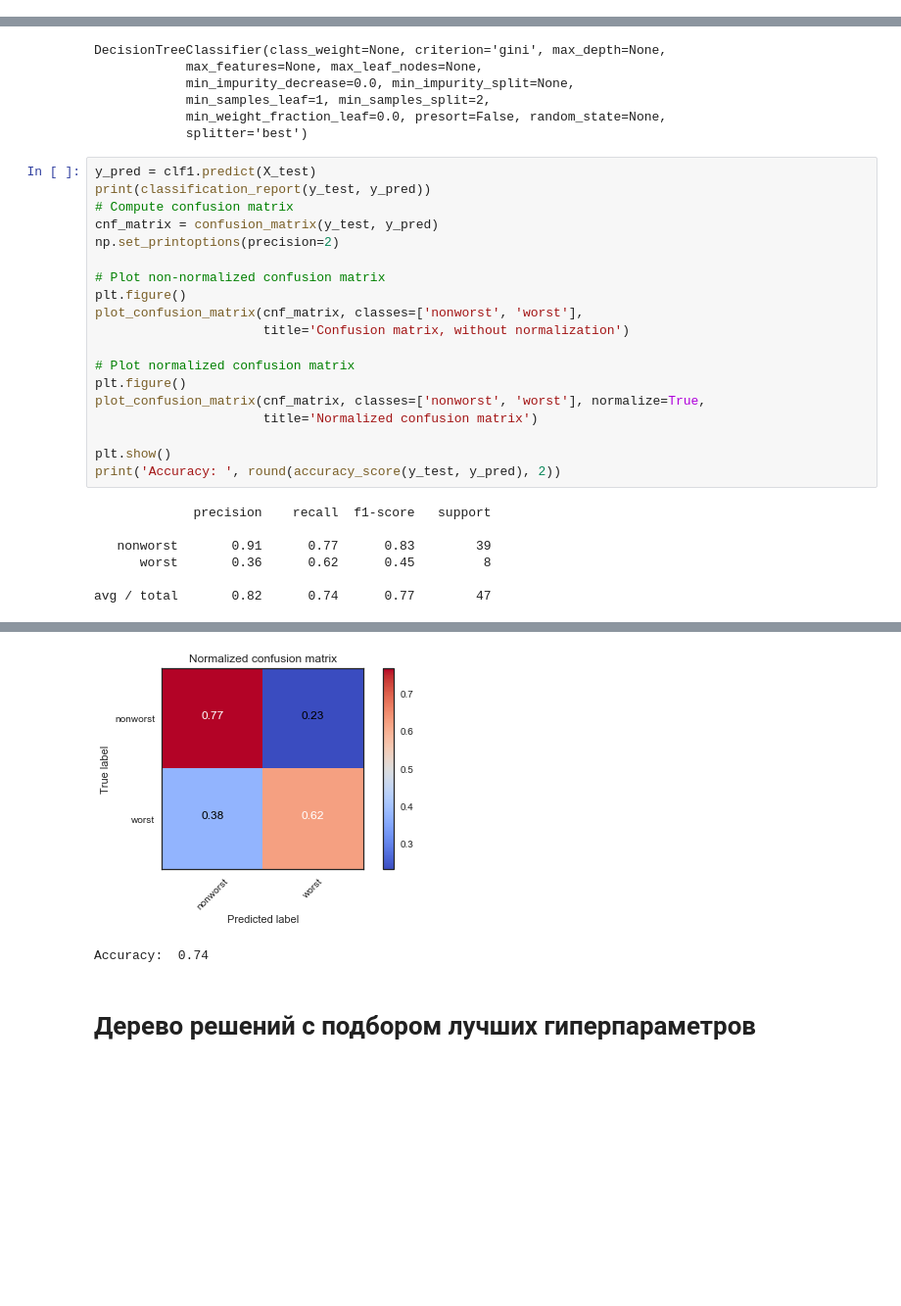
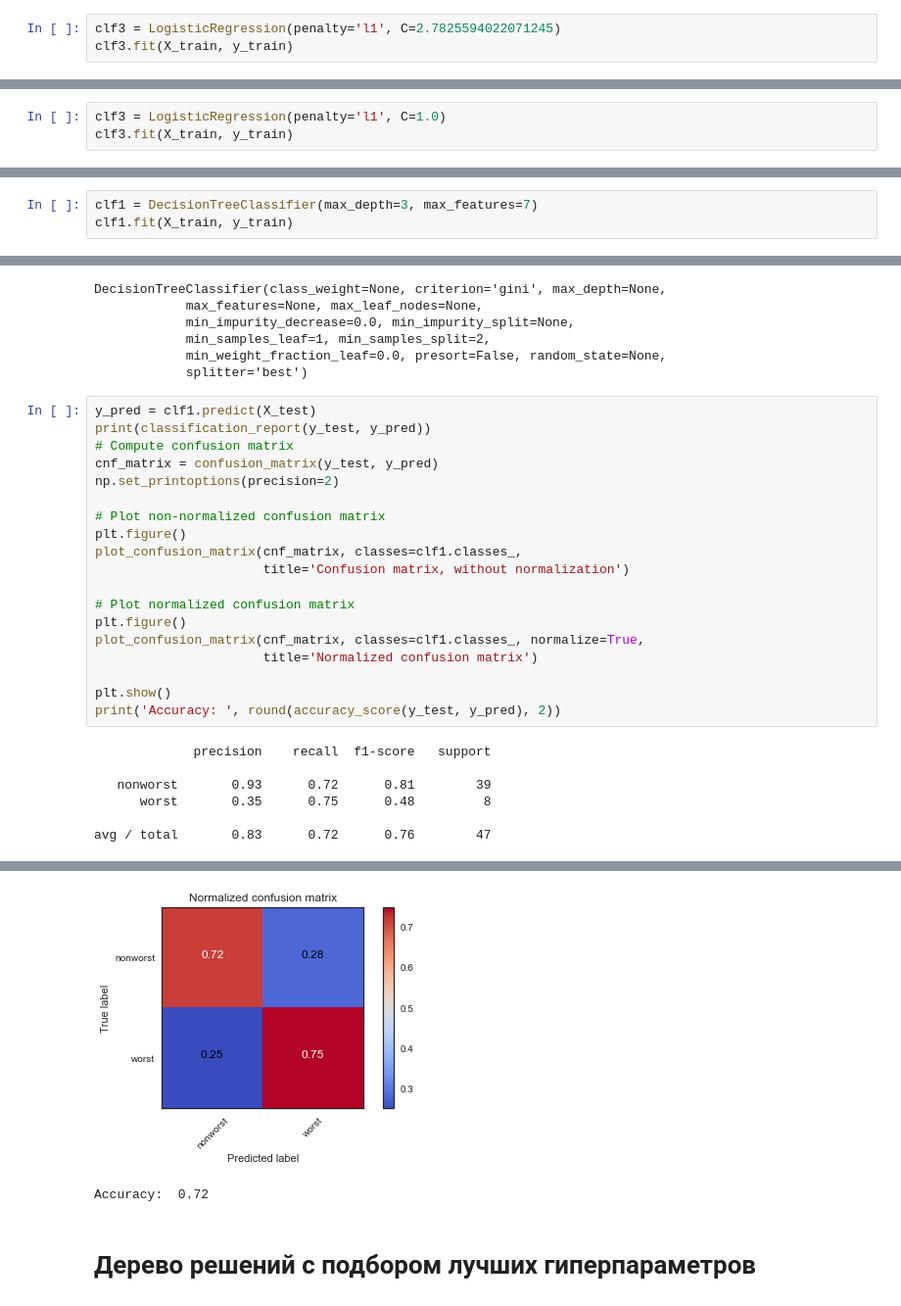
Before and after one commit to panteleeva48/REALECtreebank, a Jupyter notebook: accuracy.ipynb, the cells around one changed output, grey strips where cells are left out. Shown at 98% size. Drawn from its saved outputs; the diff is of its cells as text; blank space fills up the shorter version.

```diff
--- a/accuracy.ipynb
+++ b/accuracy.ipynb
@@ -580,0 +644,3 @@ Accuracy:  0.78
+# %%
+clf3 = LogisticRegression(penalty='l1', C=2.7825594022071245)
+clf3.fit(X_train, y_train)
@@ -755,0 +852,3 @@ Accuracy:  0.56
+# %%
+clf3 = LogisticRegression(penalty='l1', C=1.0)
+clf3.fit(X_train, y_train)
@@ -859,0 +1010,3 @@ Accuracy:  0.5
+# %%
+clf1 = DecisionTreeClassifier(max_depth=3, max_features=7)
+clf1.fit(X_train, y_train)
@@ -1080,12 +1262,12 @@ np.set_printoptions(precision=2)
 
 # Plot non-normalized confusion matrix
 plt.figure()
-plot_confusion_matrix(cnf_matrix, classes=['nonworst', 'worst'],
+plot_confusion_matrix(cnf_matrix, classes=clf1.classes_,
                       title='Confusion matrix, without normalization')
 
 # Plot normalized confusion matrix
 plt.figure()
-plot_confusion_matrix(cnf_matrix, classes=['nonworst', 'worst'], normalize=True,
+plot_confusion_matrix(cnf_matrix, classes=clf1.classes_, normalize=True,
                       title='Normalized confusion matrix')
 
 plt.show()
@@ -1093,7 +1275,7 @@ print('Accuracy: ', round(accuracy_score(y_test, y_pred), 2))
 # %% [output]
              precision    recall  f1-score   support
 
-   nonworst       0.91      0.77      0.83        39
-      worst       0.36      0.62      0.45         8
+   nonworst       0.93      0.72      0.81        39
+      worst       0.35      0.75      0.48         8
 
-avg / total       0.82      0.74      0.77        47
+avg / total       0.83      0.72      0.76        47
@@ -1101,5 +1283,5 @@ avg / total       0.82      0.74      0.77        47
-[figure, old version]
+[figure, new version]
-Accuracy:  0.74
+Accuracy:  0.72
 # %% [markdown]
 # Дерево решений с подбором лучших гиперпараметров
 # %%
```
Also changed, not shown: parts of 100 cells of this notebook.
